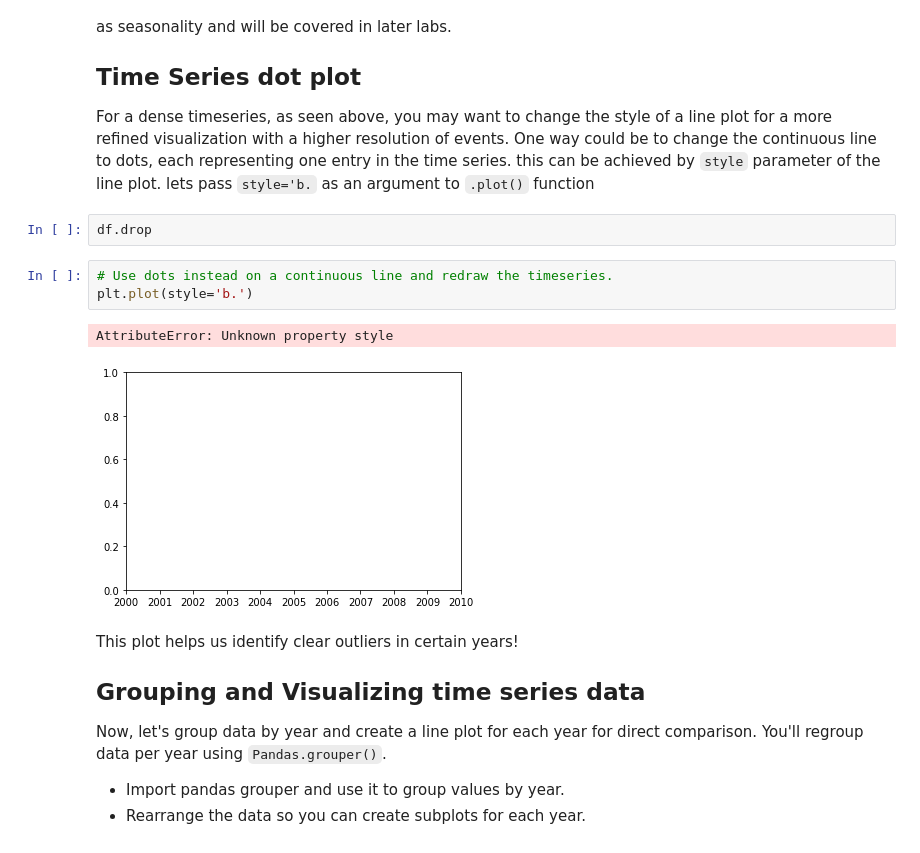
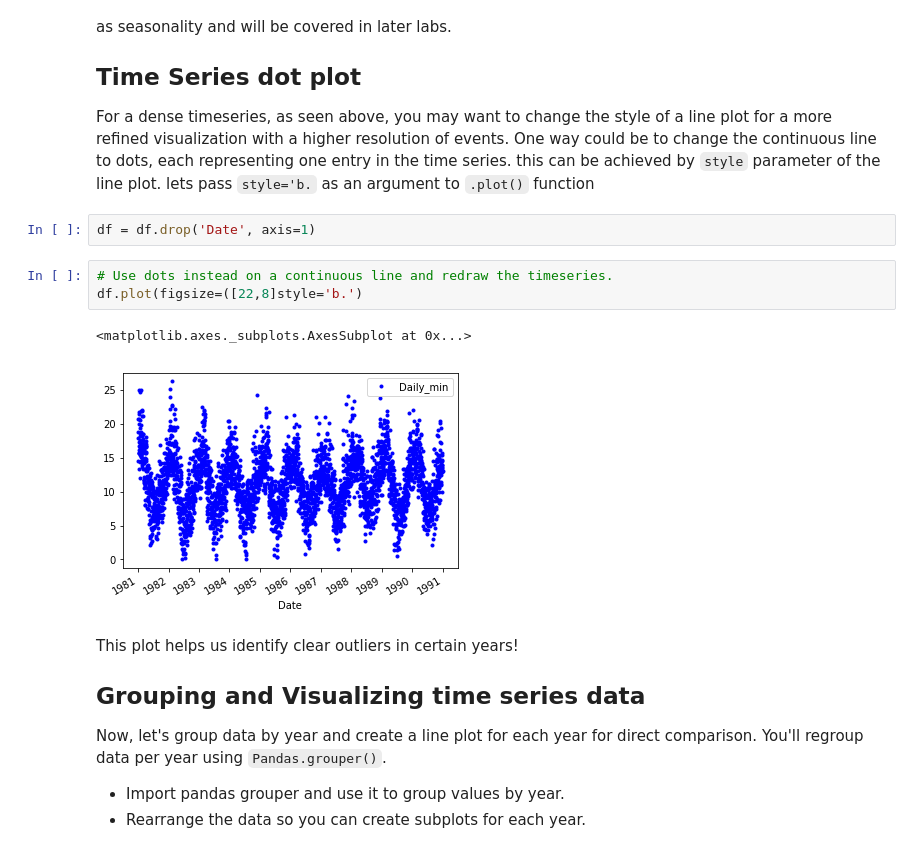
Before and after one commit to yishuen/dsc-3-25-04-visualizing-time-series-data-lab-nyc-career-ds-102218, a Jupyter notebook: index.ipynb, the cells around one changed output. Drawn from its saved outputs; the diff is of its cells as text.

```diff
--- a/index.ipynb
+++ b/index.ipynb
@@ -74,13 +74,13 @@ Some distinguishable patterns appear when we plot the data. Here we can see a pa
 ## Time Series dot plot
 For a dense timeseries, as seen above, you may want to change the style of a line plot for a more refined visualization with a higher resolution of events. One way could be to change the continuous line to dots, each representing one entry in the time series. this can be achieved by `style` parameter of the line plot. lets pass `style='b.` as an argument to `.plot()` function
 # %%
-df.drop
+df = df.drop('Date', axis=1)
 # %%
 # Use dots instead on a continuous line and redraw the timeseries.
-plt.plot(style='b.')
+df.plot(figsize=([22,8]style='b.')
 # %% [output]
-AttributeError: Unknown property style
+<matplotlib.axes._subplots.AxesSubplot at 0x...>
-[figure, old version]
+[figure, new version]
 # %% [markdown]
 This plot helps us identify clear outliers in certain years!
 
```
